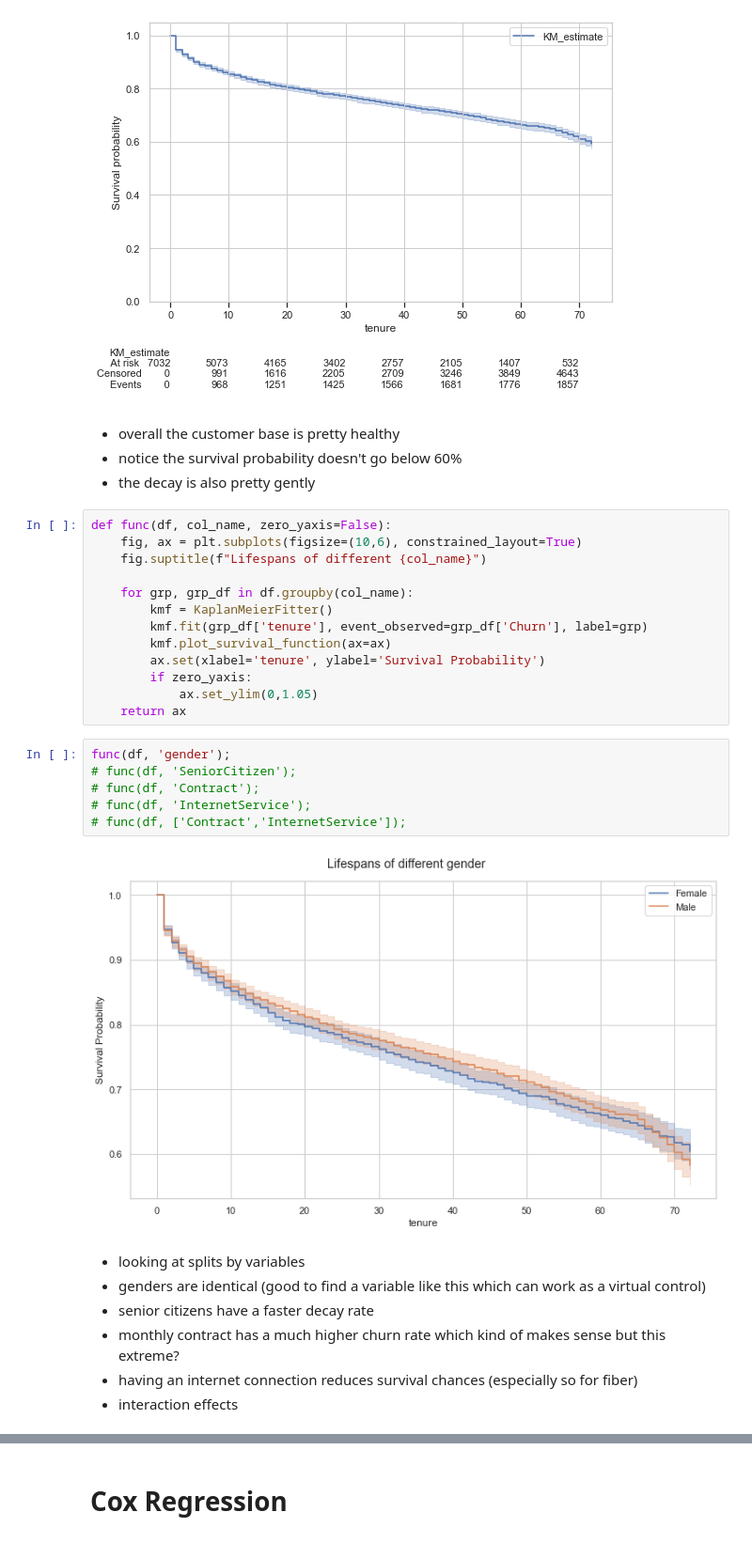
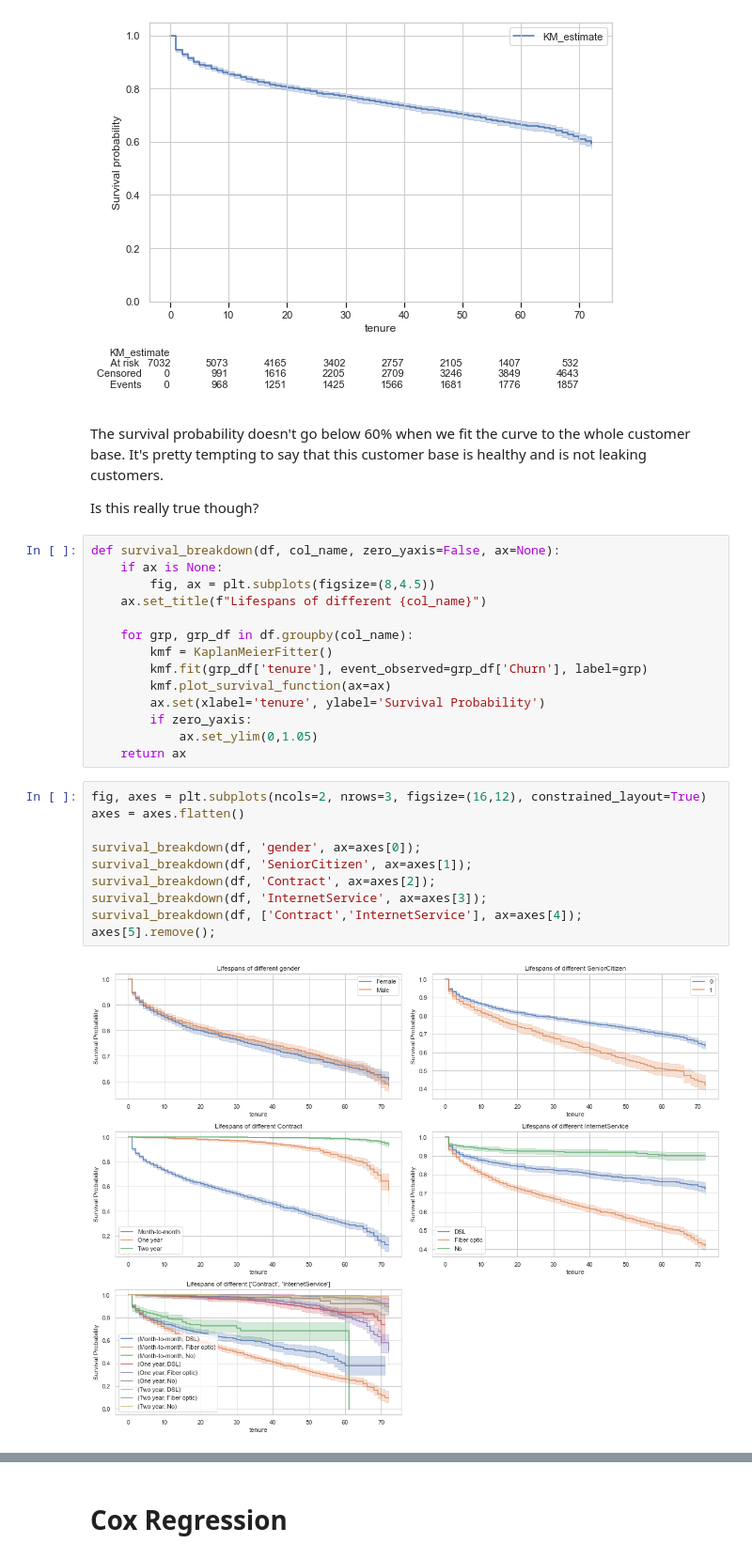
Before and after one commit to Rabeez/survival_demo, a Jupyter notebook: 2 - Churn.ipynb, the cells around one changed output, grey strips where cells are left out. Shown at 94% size. Drawn from its saved outputs; the diff is of its cells as text.

```diff
--- a/2 - Churn.ipynb
+++ b/2 - Churn.ipynb
@@ -66,14 +78,15 @@ ax = kmf.plot_survival_function(at_risk_counts=True, figsize=(8,6))
 ax.set(xlabel='tenure', ylabel='Survival probability', ylim=(0,1.05));
 # %% [output]
 [figure]
-# %% [markdown]
-- overall the customer base is pretty healthy
-- notice the survival probability doesn't go below 60%
-- the decay is also pretty gently
+# %% [markdown]
+The survival probability doesn't go below 60% when we fit the curve to the whole customer base. It's pretty tempting to say that this customer base is healthy and is not leaking customers.
+
+Is this really true though?
 # %%
-def func(df, col_name, zero_yaxis=False):
-    fig, ax = plt.subplots(figsize=(10,6), constrained_layout=True)
-    fig.suptitle(f"Lifespans of different {col_name}")
+def survival_breakdown(df, col_name, zero_yaxis=False, ax=None):
+    if ax is None:
+        fig, ax = plt.subplots(figsize=(8,4.5))
+    ax.set_title(f"Lifespans of different {col_name}")
 
     for grp, grp_df in df.groupby(col_name):
         kmf = KaplanMeierFitter()
@@ -83,18 +96,15 @@ def func(df, col_name, zero_yaxis=False):
         if zero_yaxis:
             ax.set_ylim(0,1.05)
     return ax
-# %%
-func(df, 'gender');
-# func(df, 'SeniorCitizen');
-# func(df, 'Contract');
-# func(df, 'InternetService');
-# func(df, ['Contract','InternetService']);
-# %% [output]
-[figure, removed]
-# %% [markdown]
-- looking at splits by variables
-- genders are identical (good to find a variable like this which can work as a virtual control)
-- senior citizens have a faster decay rate
-- monthly contract has a much higher churn rate which kind of makes sense but this extreme?
-- having an internet connection reduces survival chances (especially so for fiber)
-- interaction effects
+# %%
+fig, axes = plt.subplots(ncols=2, nrows=3, figsize=(16,12), constrained_layout=True)
+axes = axes.flatten()
+
+survival_breakdown(df, 'gender', ax=axes[0]);
+survival_breakdown(df, 'SeniorCitizen', ax=axes[1]);
+survival_breakdown(df, 'Contract', ax=axes[2]);
+survival_breakdown(df, 'InternetService', ax=axes[3]);
+survival_breakdown(df, ['Contract','InternetService'], ax=axes[4]);
+axes[5].remove();
+# %% [output]
+[figure, added]
```
Also changed, not shown: parts of 25 cells of this notebook, 1 other file.
